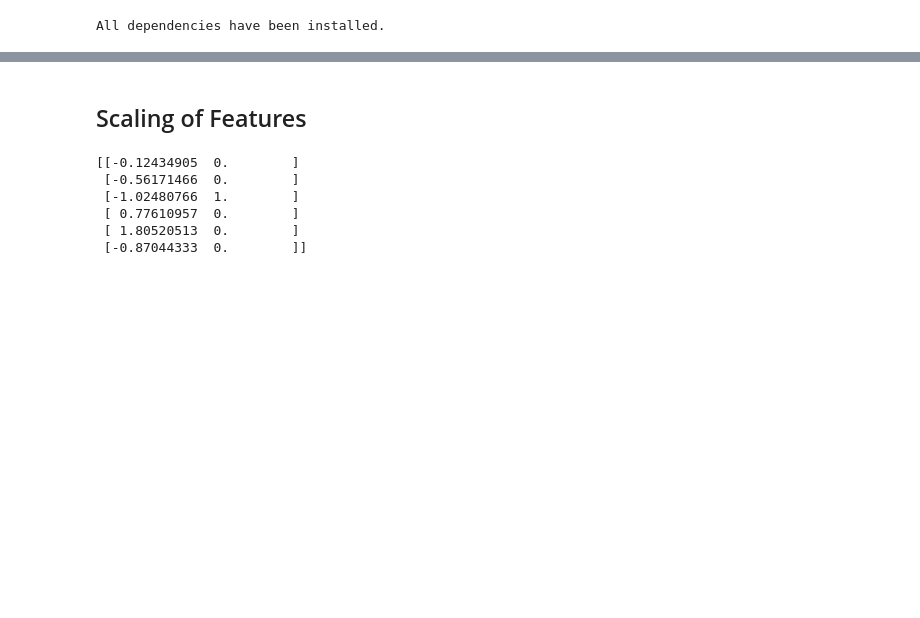
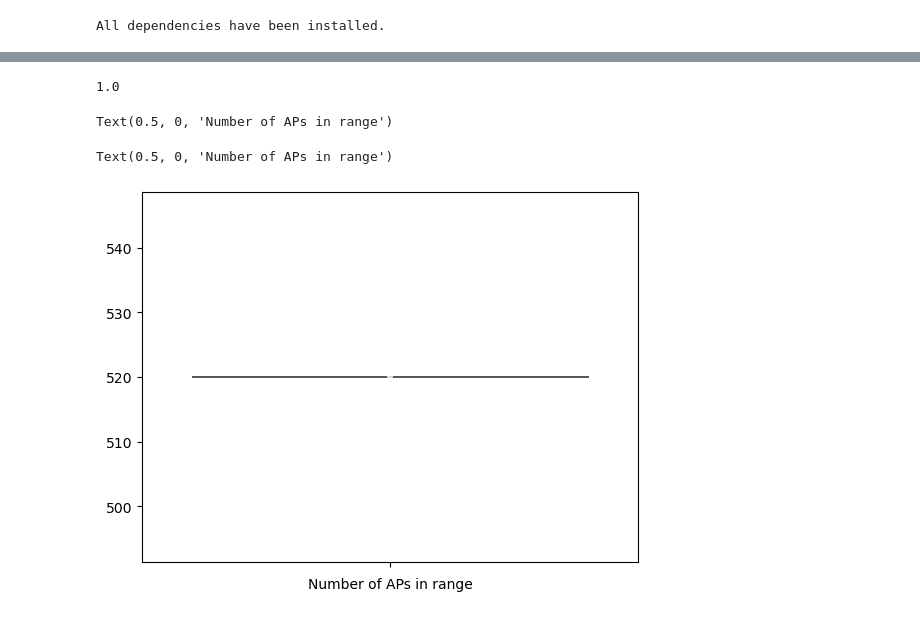
Before and after one commit to AlbertZweistein-2/184.702_MachineLearning, a Jupyter notebook: Ex1/source/Group73_OlsacherPoneschWinkler_UJIIndoorLoc.ipynb, the cells around one changed output, grey strips where cells are left out. Drawn from its saved outputs; the diff is of its cells as text; code cells hidden in the pictures; blank space fills up the shorter version.

```diff
--- a/Ex1/source/Group73_OlsacherPoneschWinkler_UJIIndoorLoc.ipynb
+++ b/Ex1/source/Group73_OlsacherPoneschWinkler_UJIIndoorLoc.ipynb
@@ -98,47 +124,18 @@ Name: LOC_PRE, dtype: object
-# %% [markdown]
-## Scaling of Features
-# %%
-import numpy as np
-import pandas as pd
-from sklearn.pipeline import Pipeline
-from sklearn.impute import SimpleImputer
-from sklearn.preprocessing import StandardScaler
-from sklearn.impute import MissingIndicator
-from sklearn.compose import ColumnTransformer
-from sklearn.preprocessing import FunctionTransformer
-
-# Beispiel: eine Spalte 'WAP001' mit Werten [-104..0] und 100 für "nicht gesehen"
-def map_100_to_nan(x):
-    x = x.copy()
-    x[x == 100] = np.nan
-    return x
-
-pipe_wap = Pipeline([
-    # 1) 100 -> NaN (nicht gesehen)
-    ("map_missing", FunctionTransformer(map_100_to_nan)),
-    # 2) Missing-Indicator (liefert zusätzliches Flag-Feature)
-    ("features", ColumnTransformer([
-        # a) Stärke: NaN -> -110, danach StandardScaler
-        ("strength_scaled", Pipeline([
-            ("imp", SimpleImputer(strategy="constant", fill_value=-110.0)),
-            ("scaler", StandardScaler())
-        ]), [0]),
-        # b) Seen-Flag: 1 wenn NaN (nicht gesehen), sonst 0
-        ("not_seen_flag", MissingIndicator(features="all"), [0]),
-    ], remainder="drop"))
-])
-
-# Beispiel-Daten
-s = pd.Series([-75, -92, 100, -40, 0, -104], name="WAP001")
-X = s.to_frame()
-
-X_trans = pipe_wap.fit_transform(X)
-# Ergebnis hat 2 Spalten: [scaled_strength, not_seen_flag
-print(X_trans)
-# %% [output]
-[[-0.12434905  0.        ]
- [-0.56171466  0.        ]
- [-1.02480766  1.        ]
- [ 0.77610957  0.        ]
- [ 1.80520513  0.        ]
- [-0.87044333  0.        ]]
+# %%
+# Proportion of out of range values
+sum(X_stack.isnull() == 0)/len(X_stack)
+# %% [output]
+1.0
+# %%
+waps_in_range = (X_train
+                 .notnull()
+                 .sum(axis = 1))
+
+fig, ax = plt.subplots(1,1)
+
+sns.violinplot(waps_in_range, ax = ax)
+ax.set_xlabel("Number of APs in range")
+# %% [output]
+Text(0.5, 0, 'Number of APs in range')
+Text(0.5, 0, 'Number of APs in range')
+[figure, added]
```
Also changed, not shown: parts of 19 cells of this notebook, 1 other file.
